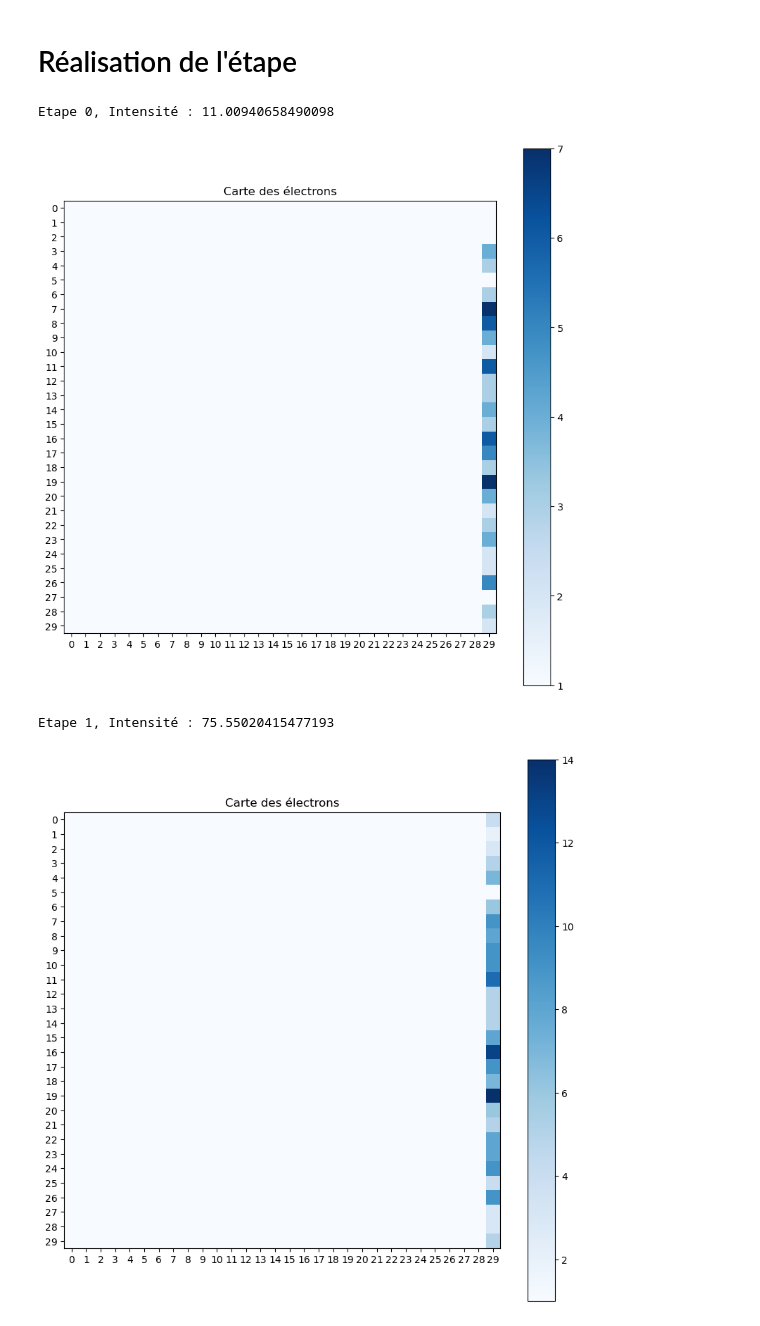
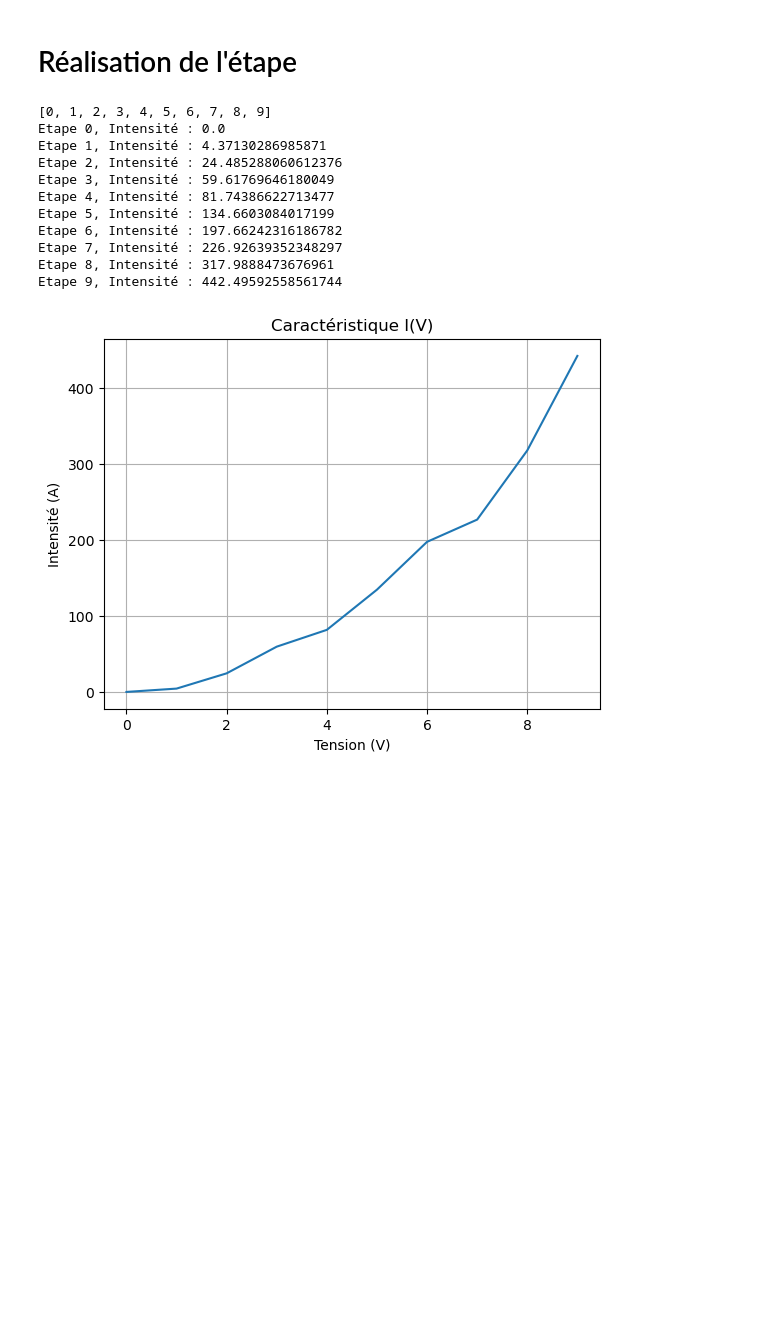
Before and after one commit to pierresara/Memristor2D, a Jupyter notebook: simulation_vf.ipynb, the cells around one changed output. Saved outputs shown, nothing was run; the diff lists cells and outputs as text; code cells hidden in the pictures; blank space fills up the shorter version.

```diff
--- a/simulation_vf.ipynb
+++ b/simulation_vf.ipynb
@@ -312,10 +312,19 @@ def simulation(array_V,affiche = True, trace_carac = True):
         plt.grid()
         plt.show()
 # %%
-array_V = [10,11,12]
-simulation(array_V)
+array_V = list(range(0,10))
+print(array_V)
+simulation(array_V, affiche = False)
 # %% [output]
-Etape 0, Intensité : 11.00940658490098
+[0, 1, 2, 3, 4, 5, 6, 7, 8, 9]
+Etape 0, Intensité : 0.0
+Etape 1, Intensité : 4.37130286985871
+Etape 2, Intensité : 24.485288060612376
+Etape 3, Intensité : 59.61769646180049
+Etape 4, Intensité : 81.74386622713477
+Etape 5, Intensité : 134.6603084017199
+Etape 6, Intensité : 197.66242316186782
+Etape 7, Intensité : 226.92639352348297
+Etape 8, Intensité : 317.9888473676961
+Etape 9, Intensité : 442.49592558561744
-[figure, old version]
+[figure, new version]
-Etape 1, Intensité : 75.55020415477193
-[figure, removed]
```
Also changed, not shown: parts of 1 cell of this notebook.
